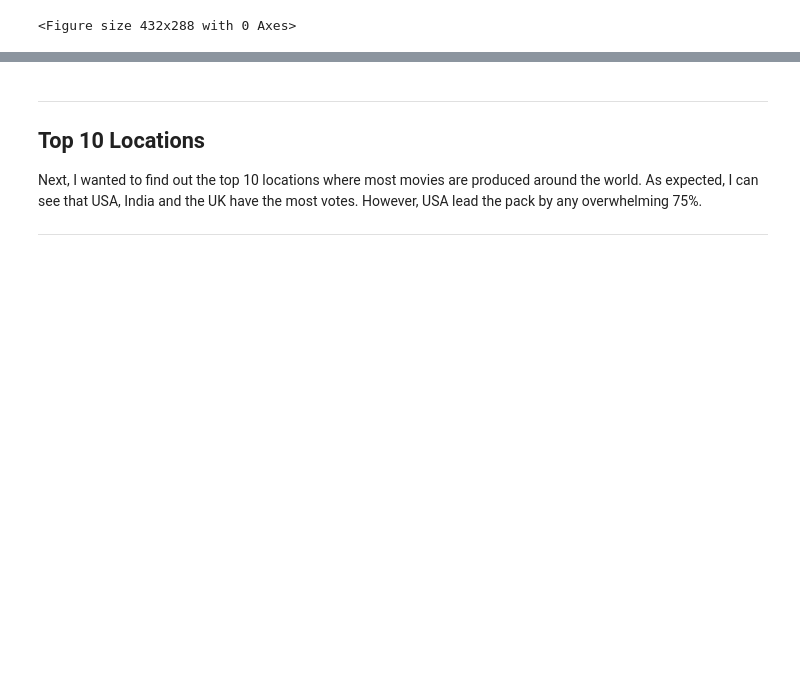
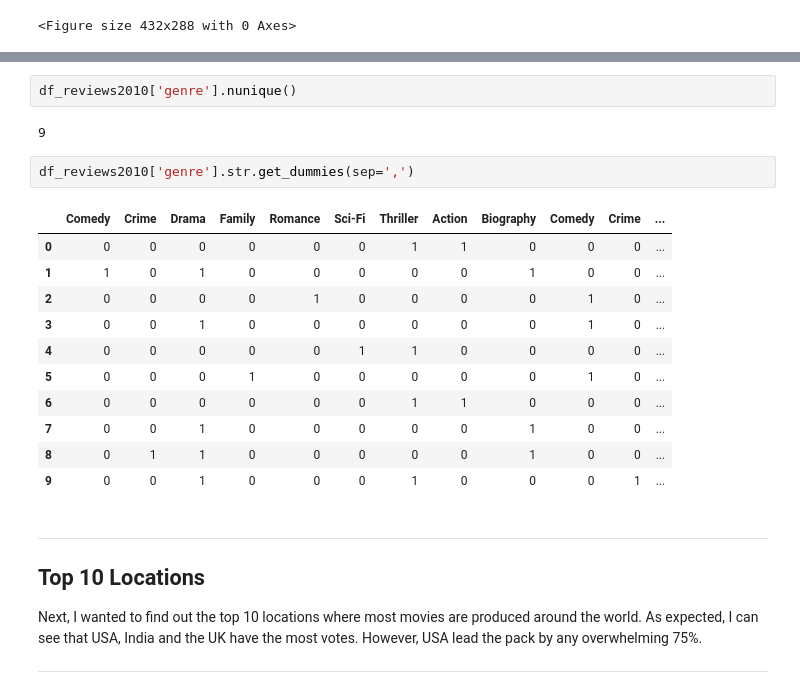
Before and after one commit to lookupkim/110920-pt-project-template, a Jupyter notebook: MMA.ipynb, the cells around one changed output, grey strips where cells are left out. Saved outputs shown, nothing was run; the diff lists cells and outputs as text; blank space fills up the shorter version.

```diff
--- a/MMA.ipynb
+++ b/MMA.ipynb
@@ -869,3 +254,21 @@ df_reviews2010_xx.iloc[:10]
+# %%
+df_reviews2010['genre'].nunique()
+# %% [output]
+9
+# %%
+df_reviews2010['genre'].str.get_dummies(sep=',')
+# %% [output]
+|  | Comedy | Crime | Drama | Family | Romance | Sci-Fi | Thriller | Action | Biography | Comedy | Crime | ... |
+| 0 | 0 | 0 | 0 | 0 | 0 | 0 | 1 | 1 | 0 | 0 | 0 | ... |
+| 1 | 1 | 0 | 1 | 0 | 0 | 0 | 0 | 0 | 1 | 0 | 0 | ... |
+| 2 | 0 | 0 | 0 | 0 | 1 | 0 | 0 | 0 | 0 | 1 | 0 | ... |
+| 3 | 0 | 0 | 1 | 0 | 0 | 0 | 0 | 0 | 0 | 1 | 0 | ... |
+| 4 | 0 | 0 | 0 | 0 | 0 | 1 | 1 | 0 | 0 | 0 | 0 | ... |
+| 5 | 0 | 0 | 0 | 1 | 0 | 0 | 0 | 0 | 0 | 1 | 0 | ... |
+| 6 | 0 | 0 | 0 | 0 | 0 | 0 | 1 | 1 | 0 | 0 | 0 | ... |
+| 7 | 0 | 0 | 1 | 0 | 0 | 0 | 0 | 0 | 1 | 0 | 0 | ... |
+| 8 | 0 | 1 | 1 | 0 | 0 | 0 | 0 | 0 | 1 | 0 | 0 | ... |
+| 9 | 0 | 0 | 1 | 0 | 0 | 0 | 1 | 0 | 0 | 0 | 1 | ... |
 # %% [markdown]
 ***
 ## Top 10 Locations
```
Also changed, not shown: parts of 63 cells of this notebook, 23 other files.
